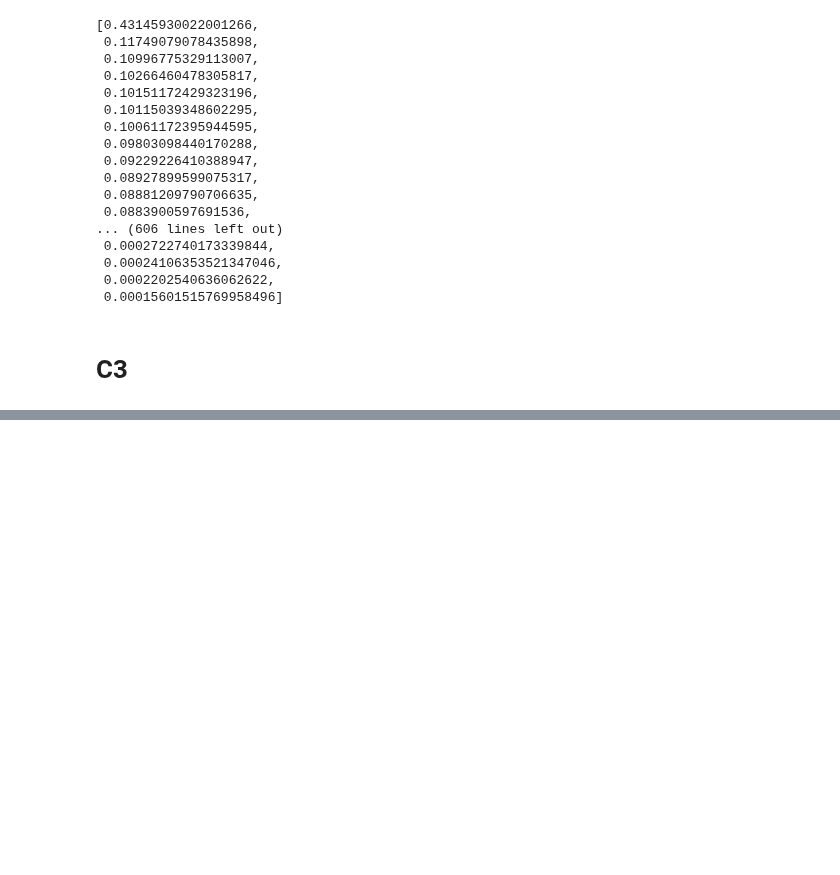
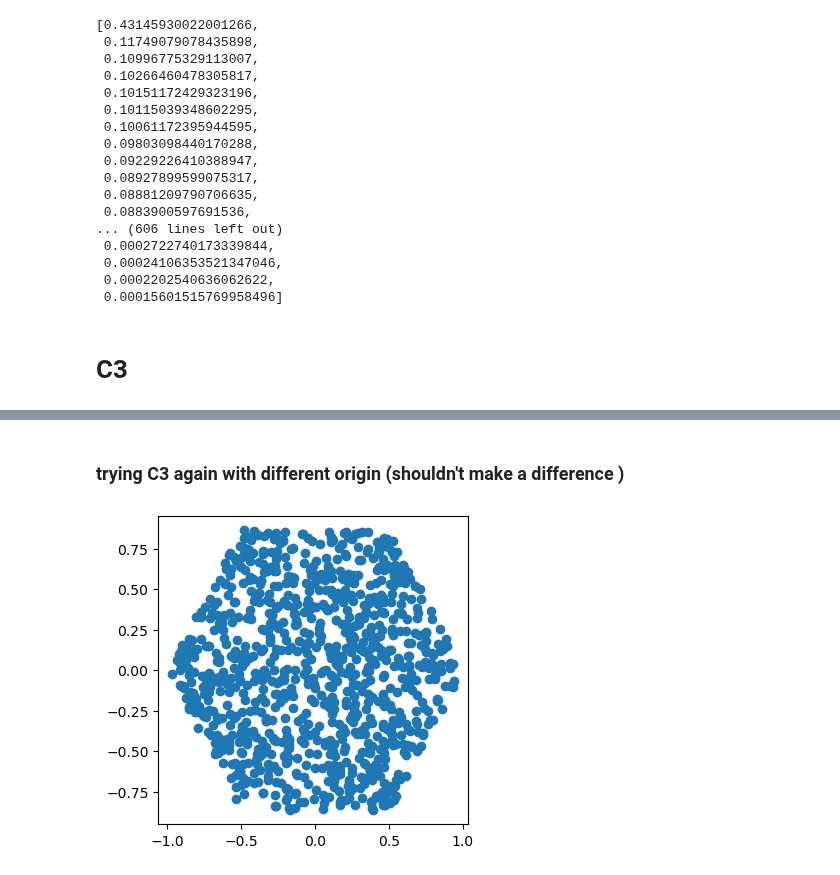
Before and after one commit to kyleormsby/persistent-symmetry, a Jupyter notebook: studentDemos/Olivia_demos/fund_domain.ipynb, the cells around one changed output, grey strips where cells are left out. Drawn from its saved outputs; the diff is of its cells as text; code cells hidden in the pictures; blank space fills up the shorter version.

```diff
--- a/studentDemos/Olivia_demos/fund_domain.ipynb
+++ b/studentDemos/Olivia_demos/fund_domain.ipynb
@@ -451,0 +518,2 @@ persistent_H1_intervals(output)
+# %% [markdown]
+### trying C3 again with different origin (shouldn't make a difference )
@@ -451,0 +553,29 @@ persistent_H1_intervals(output)
+# %%
+def generate_c3_isoms(n_isos, a):
+    X = list(2 * a * np.random.random(2 * n_isos) - a)
+    Y = list((3**0.5) * a * np.random.random(2 * n_isos) - (3**0.5)/2 * a)
+    theta = list(2*pi/3 * np.random.random(2 * n_isos))
+
+    i = 0
+    hexagon = []
+    while len(hexagon) < n_isos:
+        if (Y[i] > -(3**0.5) * a + (3**0.5) * X[i]) and (Y[i] > -(3**0.5) * a - (3**0.5) * X[i]) and (Y[i] < (3**0.5) * a + (3**0.5) * X[i]) and (Y[i] < (3**0.5) * a - (3**0.5) * X[i]):
+            hexagon.append((X[i], Y[i], theta[i]))
+        i = i + 1
+
+    return hexagon
+# %%
+hexagon = generate_c3_isoms(1000, 1)
+
+X = []
+Y = []
+for i in range(len(hexagon)):
+    X.append(hexagon[i][0])
+    Y.append(hexagon[i][1])
+
+fig = plt.figure(figsize = (4, 4))
+ax = plt.axes()
+ax.scatter(X, Y)
+plt.show()
+# %% [output]
+[figure, added]
```
Also changed, not shown: parts of 56 cells of this notebook.
